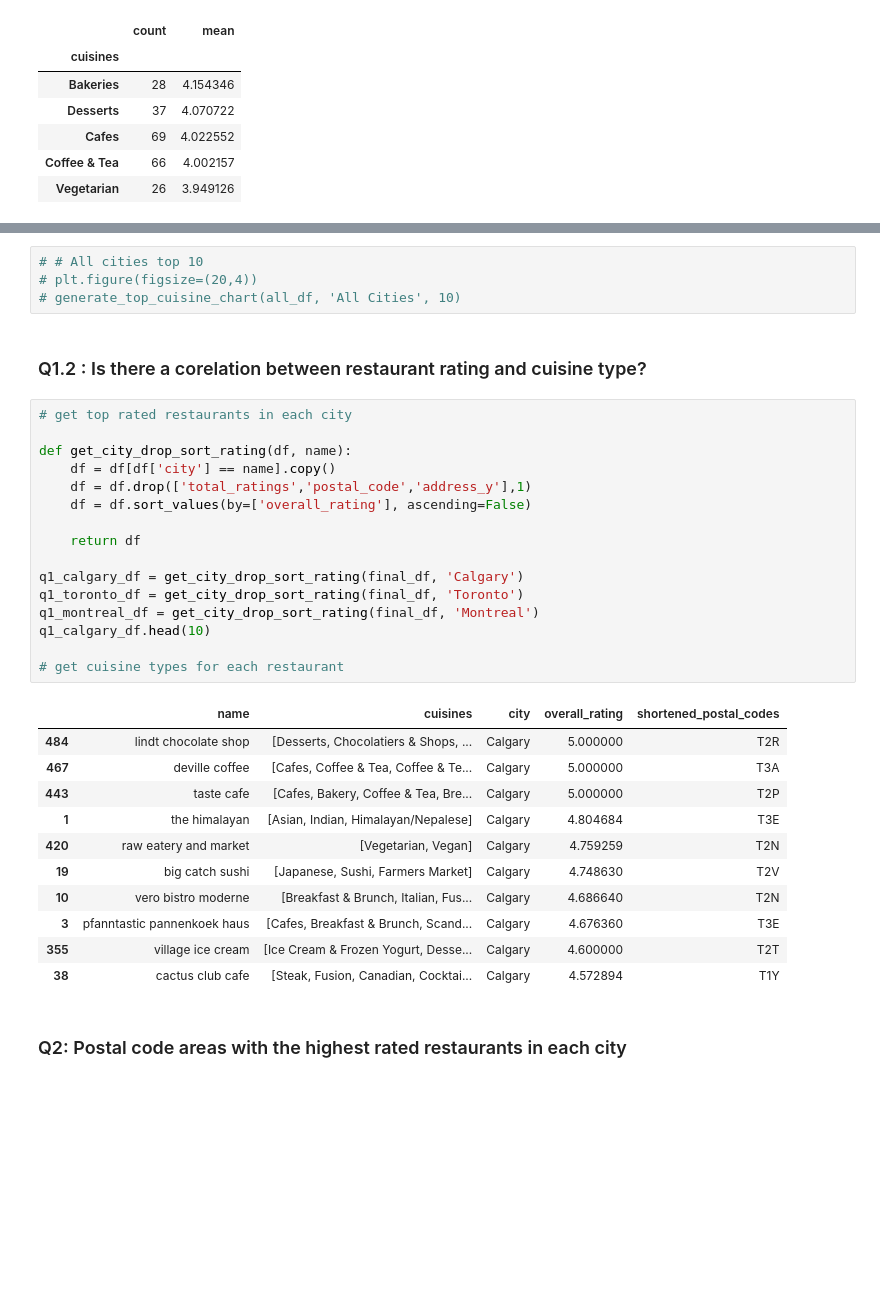
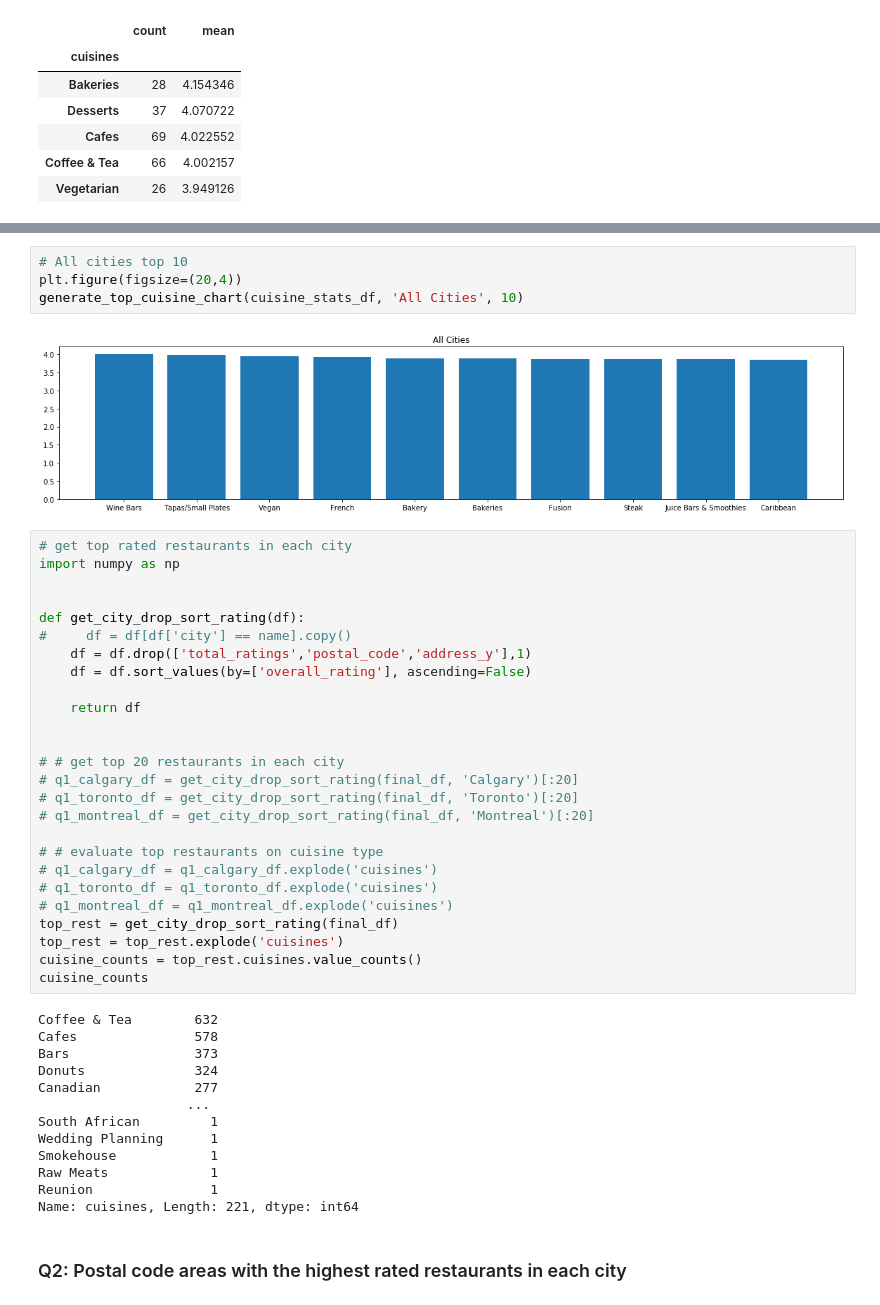
Before and after one commit to avneetgill/ensf544Project, a Jupyter notebook: Phase1.ipynb, the cells around one changed output, grey strips where cells are left out. Saved outputs shown, nothing was run; the diff lists cells and outputs as text; blank space fills up the shorter version.

```diff
--- a/Phase1.ipynb
+++ b/Phase1.ipynb
@@ -792,37 +794,48 @@ mo_df.head()
 # %%
-# # All cities top 10
-# plt.figure(figsize=(20,4))
-# generate_top_cuisine_chart(all_df, 'All Cities', 10)
+# All cities top 10
+plt.figure(figsize=(20,4))
+generate_top_cuisine_chart(cuisine_stats_df, 'All Cities', 10)
+# %% [output]
+[figure, added]
-# %% [markdown]
-### Q1.2 : Is there a corelation between restaurant rating and cuisine type?
 # %%
 # get top rated restaurants in each city
+import numpy as np
 
-def get_city_drop_sort_rating(df, name):
-    df = df[df['city'] == name].copy()
+
+def get_city_drop_sort_rating(df):
+#     df = df[df['city'] == name].copy()
     df = df.drop(['total_ratings','postal_code','address_y'],1)
     df = df.sort_values(by=['overall_rating'], ascending=False)
 
     return df
 
-q1_calgary_df = get_city_drop_sort_rating(final_df, 'Calgary')
-q1_toronto_df = get_city_drop_sort_rating(final_df, 'Toronto')
-q1_montreal_df = get_city_drop_sort_rating(final_df, 'Montreal')
-q1_calgary_df.head(10)
 
-# get cuisine types for each restaurant
+# # get top 20 restaurants in each city
+# q1_calgary_df = get_city_drop_sort_rating(final_df, 'Calgary')[:20]
+# q1_toronto_df = get_city_drop_sort_rating(final_df, 'Toronto')[:20]
+# q1_montreal_df = get_city_drop_sort_rating(final_df, 'Montreal')[:20]
+
+# # evaluate top restaurants on cuisine type
+# q1_calgary_df = q1_calgary_df.explode('cuisines')
+# q1_toronto_df = q1_toronto_df.explode('cuisines')
+# q1_montreal_df = q1_montreal_df.explode('cuisines')
+top_rest = get_city_drop_sort_rating(final_df)
+top_rest = top_rest.explode('cuisines')
+cuisine_counts = top_rest.cuisines.value_counts()
+cuisine_counts
 # %% [output]
-|  | name | cuisines | city | overall_rating | shortened_postal_codes |
-| 484 | lindt chocolate shop | [Desserts, Chocolatiers & Shops, ... | Calgary | 5.000000 | T2R |
-| 467 | deville coffee | [Cafes, Coffee & Tea, Coffee & Te... | Calgary | 5.000000 | T3A |
-| 443 | taste cafe | [Cafes, Bakery, Coffee & Tea, Bre... | Calgary | 5.000000 | T2P |
-| 1 | the himalayan | [Asian, Indian, Himalayan/Nepalese] | Calgary | 4.804684 | T3E |
-| 420 | raw eatery and market | [Vegetarian, Vegan] | Calgary | 4.759259 | T2N |
-| 19 | big catch sushi | [Japanese, Sushi, Farmers Market] | Calgary | 4.748630 | T2V |
-| 10 | vero bistro moderne | [Breakfast & Brunch, Italian, Fus... | Calgary | 4.686640 | T2N |
-| 3 | pfanntastic pannenkoek haus | [Cafes, Breakfast & Brunch, Scand... | Calgary | 4.676360 | T3E |
-| 355 | village ice cream | [Ice Cream & Frozen Yogurt, Desse... | Calgary | 4.600000 | T2T |
-| 38 | cactus club cafe | [Steak, Fusion, Canadian, Cocktai... | Calgary | 4.572894 | T1Y |
+Coffee & Tea        632
+Cafes               578
+Bars                373
+Donuts              324
+Canadian            277
+                   ...
+South African         1
+Wedding Planning      1
+Smokehouse            1
+Raw Meats             1
+Reunion               1
+Name: cuisines, Length: 221, dtype: int64
 # %% [markdown]
 ### Q2: Postal code areas with the highest rated restaurants in each city
 # %%
```
Also changed, not shown: parts of 2 cells of this notebook.
